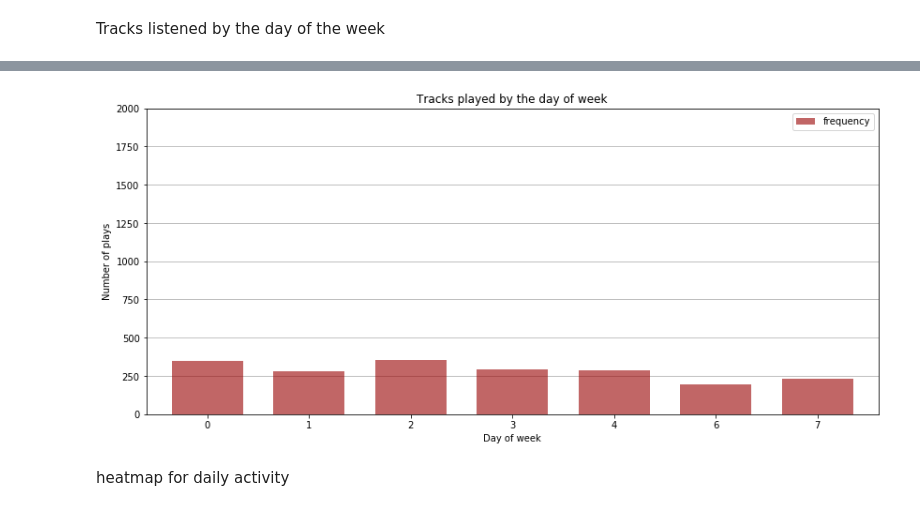
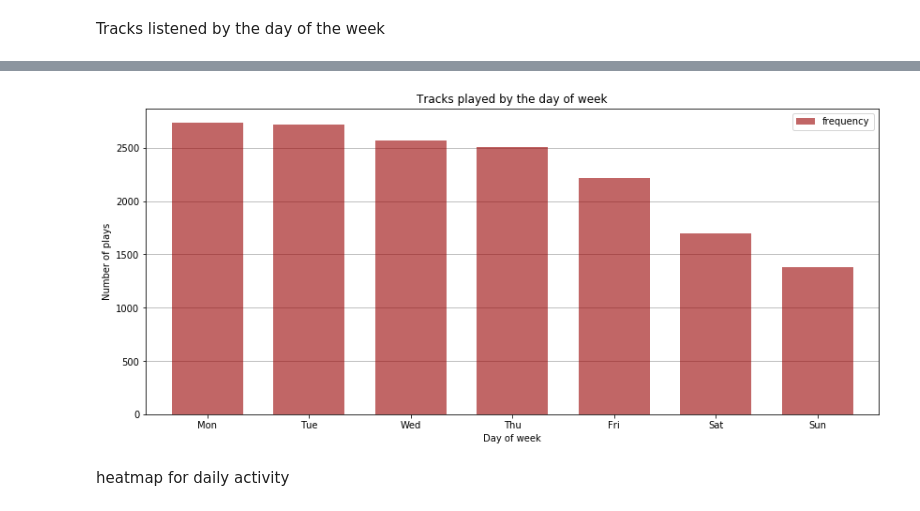
Before and after one commit to madhan001/lfmxtractplus-examples, a Jupyter notebook: music_listening_history_analysis.ipynb, the cells around one changed output, grey strips where cells are left out. Cells and saved outputs as stored; diff of their text form; code cells hidden in the pictures.

```diff
--- a/music_listening_history_analysis.ipynb
+++ b/music_listening_history_analysis.ipynb
@@ -264,17 +276,17 @@ display(HTML(week_df.head(5).to_html()))
 # %%
 ax = week_df.plot(kind='bar', figsize=[14, 6], width=0.7, alpha=0.6, color='#990000', edgecolor=None, zorder=2)
 
 ax.yaxis.grid(True)
-ax.set_xticklabels(hour.index, rotation=0)
+ax.set_xticklabels(week_df.index, rotation=0)
 
-ax.set_ylim((0, 2000))
+#ax.set_ylim((0, 2000))
 ax.set_title('Tracks played by the day of week')
 ax.set_xlabel('Day of week')
 ax.set_ylabel('Number of plays')
 
 plt.show()
 # %% [output]
-[figure, old version]
+[figure, new version]
 # %% [markdown]
 heatmap for daily activity
 # %%
```
Also changed, not shown: parts of 42 cells of this notebook.
